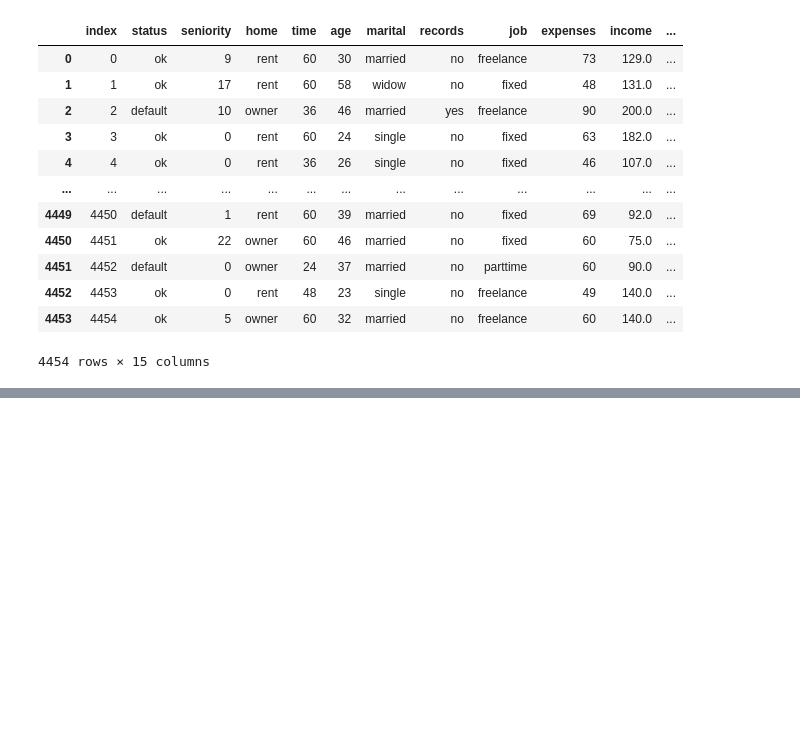
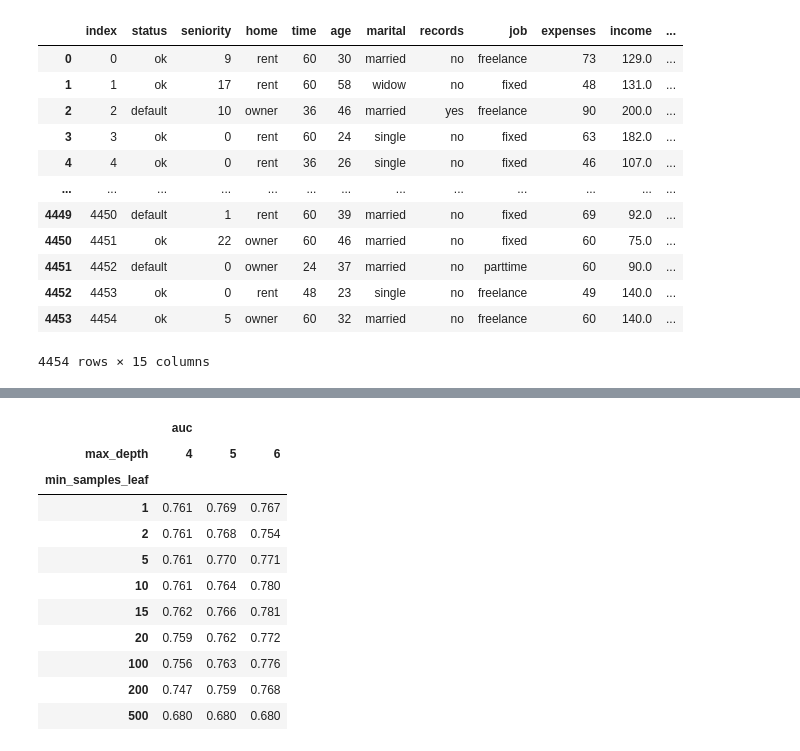
Before and after one commit to kausnz/ml_zoomcamp, a Jupyter notebook: lessons/ml_zoomcamp_week6.ipynb, the cells around one changed output, grey strips where cells are left out. Cells and saved outputs as stored; diff of their text form; code cells hidden in the pictures; blank space fills up the shorter version.

```diff
--- a/lessons/ml_zoomcamp_week6.ipynb
+++ b/lessons/ml_zoomcamp_week6.ipynb
@@ -173,0 +298,22 @@ del df_test['status']
+# %%
+# It's a bit hard to read the above table so let's visualise this in a heatmap
+
+# First pivot the data so columns represent max_depth and rows represent min_samples_leaf. The intersections are the auc scores.
+df_scores_pivot = df_scores.pivot(
+    index='min_samples_leaf',
+    columns=['max_depth'],
+    values=['auc'])
+df_scores_pivot.round(3)
+# %% [output]
+|  | auc |  |  |
+| max_depth | 4 | 5 | 6 |
+| min_samples_leaf |  |  |  |
+| 1 | 0.761 | 0.769 | 0.767 |
+| 2 | 0.761 | 0.768 | 0.754 |
+| 5 | 0.761 | 0.770 | 0.771 |
+| 10 | 0.761 | 0.764 | 0.780 |
+| 15 | 0.762 | 0.766 | 0.781 |
+| 20 | 0.759 | 0.762 | 0.772 |
+| 100 | 0.756 | 0.763 | 0.776 |
+| 200 | 0.747 | 0.759 | 0.768 |
+| 500 | 0.680 | 0.680 | 0.680 |
```
Also changed, not shown: parts of 20 cells of this notebook, 7 other files.
